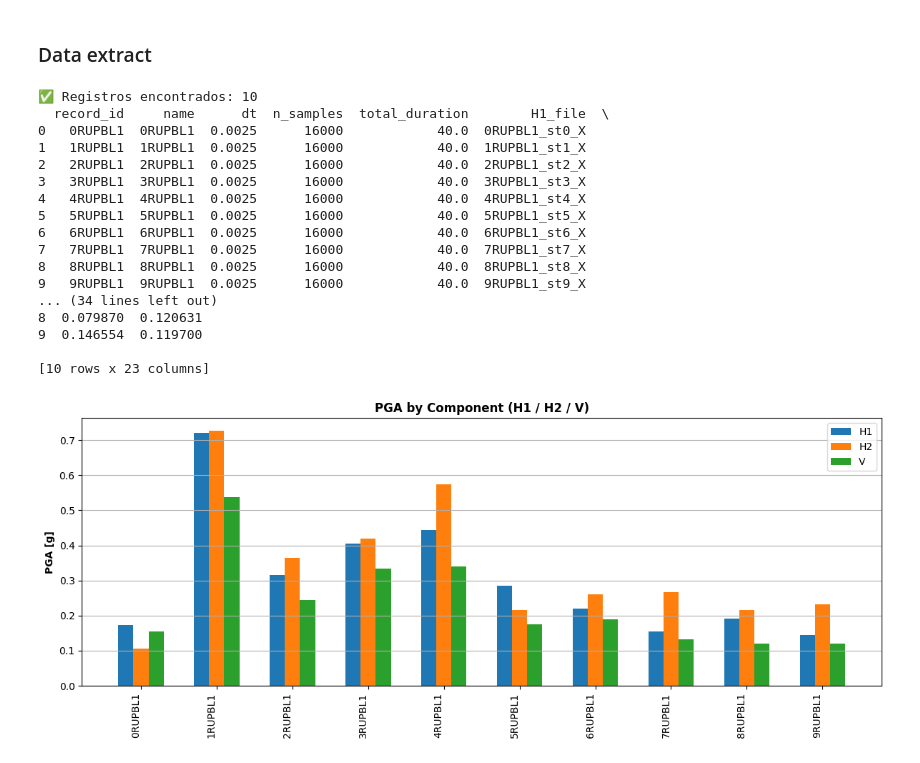
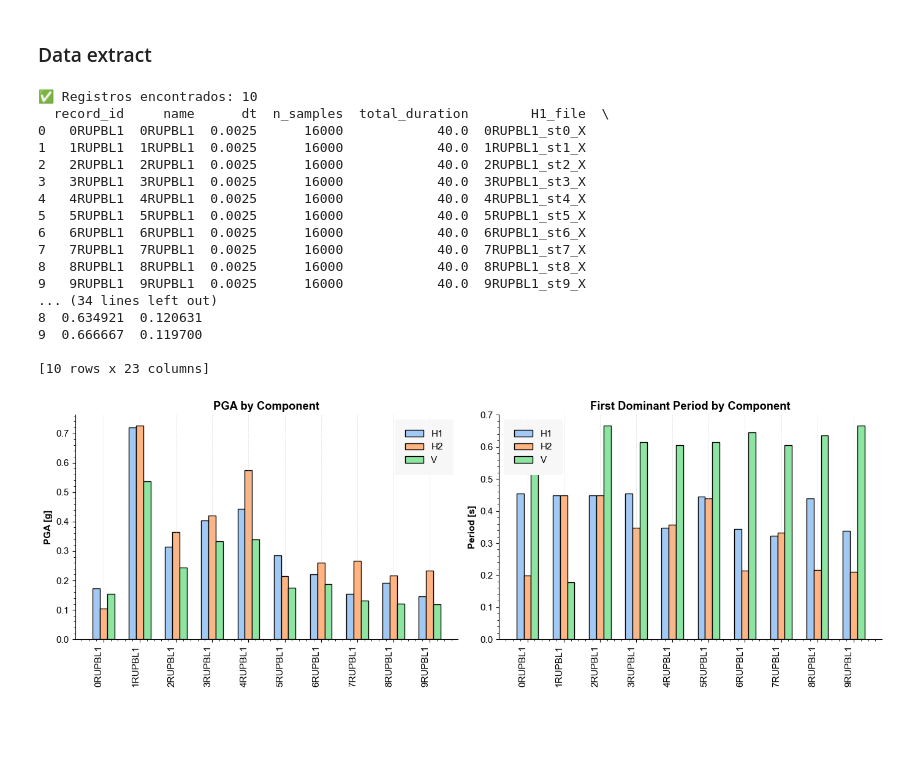
Before and after one commit to ppalacios92/EarthquakeSignal, a Jupyter notebook: src/EarthquakeSignal/examples/Example_RUP.ipynb, the cells around one changed output. Drawn from its saved outputs; the diff is of its cells as text; code cells hidden in the pictures; blank space fills up the shorter version.

```diff
--- a/src/EarthquakeSignal/examples/Example_RUP.ipynb
+++ b/src/EarthquakeSignal/examples/Example_RUP.ipynb
@@ -268,9 +270,9 @@ for rsn, eq in earthquake.items():
     V_pot_dest = eq.arias['V']['pot_dest']
 
     # First dominant peak
-    H1_peak1 = eq.fourier['H1']['dominant_peaks'][0]
-    H2_peak1 = eq.fourier['H2']['dominant_peaks'][0]
-    V_peak1  = eq.fourier['V']['dominant_peaks'][0]
+    H1_peak1 = eq.fourier['H1']['dominant_periods'][0]
+    H2_peak1 = eq.fourier['H2']['dominant_periods'][0]
+    V_peak1  = eq.fourier['V']['dominant_periods'][0]
 
     # PGA = first value of PSa_corr
     H1_PGA = eq.newmark_spectra['H1']['PSa_corr'][0]
@@ -306,31 +308,55 @@ print(df_records.head(10))
 8   8RUPBL1  8RUPBL1  0.0025      16000            40.0  8RUPBL1_st8_X
 9   9RUPBL1  9RUPBL1  0.0025      16000            40.0  9RUPBL1_st9_X
 ... (34 lines left out)
-8  0.079870  0.120631
-9  0.146554  0.119700
+8  0.634921  0.120631
+9  0.666667  0.119700
 
 [10 rows x 23 columns]
 # %%
 import numpy as np
 import matplotlib.pyplot as plt
 
-# X positions
+# Posiciones en X
 x = np.arange(len(df_records))
 bar_width = 0.20
 
-plt.figure(figsize=(12, 5))
+# Colores pastel suaves
+color_h1 = "#a1c9f4"  # pastel azul
+color_h2 = "#ffb482"  # pastel naranja
+color_v  = "#8de5a1"  # pastel verde
 
-# Grouped bars: H1, H2, V
-plt.bar(x - bar_width, df_records["H1_PGA"], width=bar_width, label="H1")
-plt.bar(x,              df_records["H2_PGA"], width=bar_width, label="H2")
-plt.bar(x + bar_width,  df_records["V_PGA"],  width=bar_width, label="V")
+# Figura con subplots
+fig, (ax1, ax2) = plt.subplots(1, 2, figsize=(14, 5), sharex=True)
 
-plt.title("PGA by Component (H1 / H2 / V)", fontweight="bold")
-plt.ylabel("PGA [g]", fontweight="bold")
-plt.xticks(x, df_records["name"], rotation=90, ha="right")
-plt.grid(axis="y")
-plt.legend()
+# ----------------------
+# Subplot 1: PGA
+# ----------------------
+ax1.bar(x - bar_width, df_records["H1_PGA"], width=bar_width, label="H1", color=color_h1, edgecolor="black")
+ax1.bar(x,             df_records["H2_PGA"], width=bar_width, label="H2", color=color_h2, edgecolor="black")
+ax1.bar(x + bar_width, df_records["V_PGA"],  width=bar_width, label="V",  color=color_v,  edgecolor="black")
+
+ax1.set_title("PGA by Component", fontweight="bold")
+ax1.set_ylabel("PGA [g]", fontweight="bold")
+ax1.set_xticks(x)
+ax1.set_xticklabels(df_records["name"], rotation=90, ha="right")
+ax1.grid(axis="y")
+ax1.legend()
+
+# ----------------------
+# Subplot 2: Dominant Period
+# ----------------------
+ax2.bar(x - bar_width, df_records["H1_peak1"], width=bar_width, label="H1", color=color_h1, edgecolor="black")
+ax2.bar(x,             df_records["H2_peak1"], width=bar_width, label="H2", color=color_h2, edgecolor="black")
+ax2.bar(x + bar_width, df_records["V_peak1"],  width=bar_width, label="V",  color=color_v,  edgecolor="black")
+
+ax2.set_title("First Dominant Period by Component", fontweight="bold")
+ax2.set_ylabel("Period [s]", fontweight="bold")
+ax2.set_xticks(x)
+ax2.set_xticklabels(df_records["name"], rotation=90, ha="right")
+ax2.grid(axis="y")
+ax2.legend()
+
 plt.tight_layout()
 plt.show()
 # %% [output]
-[figure, old version]
+[figure, new version]
```
Also changed, not shown: parts of 6 cells of this notebook, 1 other file.
